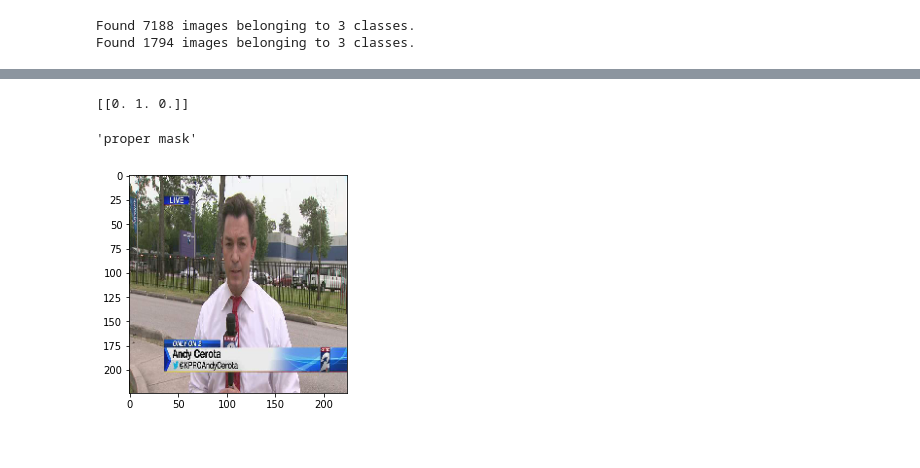
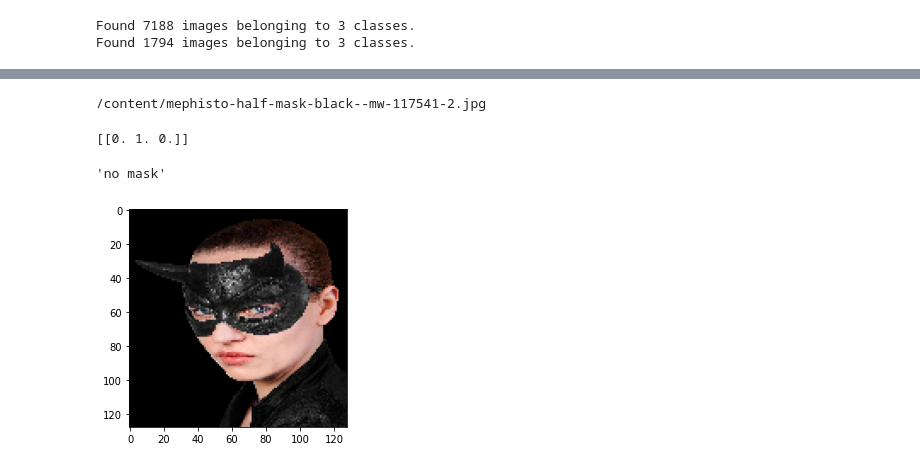
Before and after one commit to Karma-Yogi-Rahil/Deep_Learning_Projects, a Jupyter notebook: Mask Protocal Violation /mask_violation.ipynb, the cells around one changed output, grey strips where cells are left out. Drawn from its saved outputs; the diff is of its cells as text; code cells hidden in the pictures.

```diff
--- a/Mask Protocal Violation /mask_violation.ipynb
+++ b/Mask Protocal Violation /mask_violation.ipynb
@@ -85,12 +101,0 @@ model.add(layers.Dense(3,activation='softmax'))
-# %%
-
-model = models.Sequential()
-# %%
-model.add(convo_base)
-
-model.add(layers.Flatten())
-#model.add(layers.Dropout(0.3))
-
-#model.add(layers.Dense(512,activation='relu'))
-#model.add(layers.Dense(64,activation='relu'))
-model.add(layers.Dense(3,activation='softmax'))
@@ -127,8 +111,8 @@ check_point = tf.keras.callbacks.ModelCheckpoint(filepath="/content/transfer_l_m
 # %%
 trained_model = model.fit(
     train_genrator,
-    validation_data= test_genrator,
-    epochs = 15,
+    validation_data= validate_genrator,
+    epochs = 10,
     #steps_per_epoch=100,
     #validation_steps=33,
     #callbacks = [check_point]
@@ -219,14 +200,18 @@ img = '/content/t_cb2957c3e55642f8be67ade5e3c9aed7_name_djJ8MjAzMTA4MXxJxEQrqbuO
+# %%
+img = input()
+# %% [output]
+/content/mephisto-half-mask-black--mw-117541-2.jpg
 # %%
 from keras.preprocessing import image
 # %%
-img = image.load_img(img, target_size=(224, 224,3))
+img = image.load_img(img, target_size=(128, 128,3))
 plt.imshow(img)
 img = np.expand_dims(img, axis=0)
 pre = model.predict(img)
 print(pre)
-class_name = ['impropermask','proper mask','no_mask']
+class_name = ['improper mask ','no mask',' mask']
 class_name[np.argmax(pre)]
 # %% [output]
 [[0. 1. 0.]]
-'proper mask'
+'no mask'
-[figure, old version]
+[figure, new version]
```
Also changed, not shown: parts of 24 cells of this notebook.
